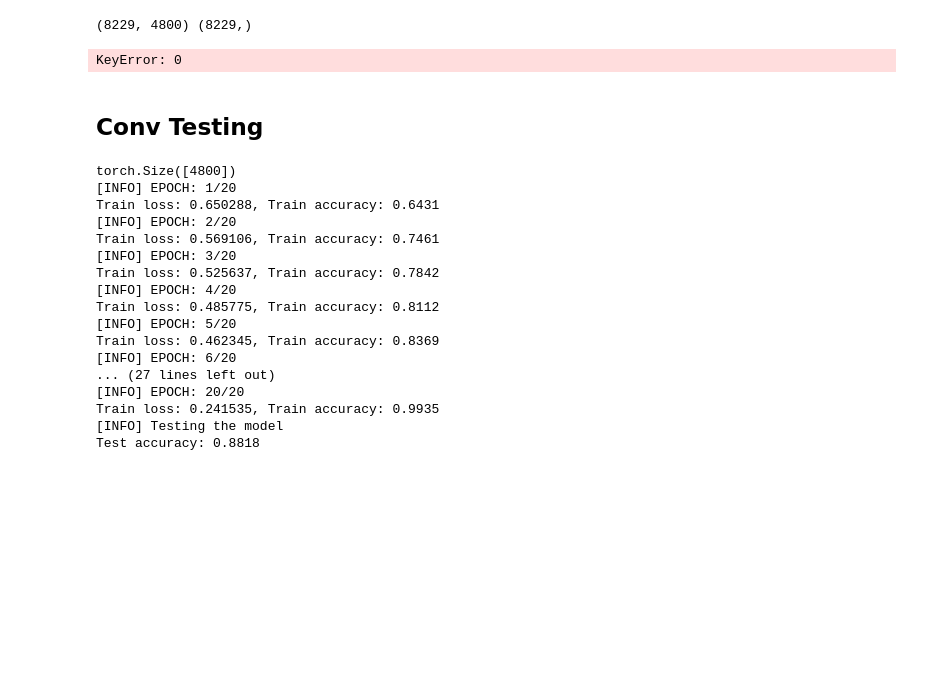
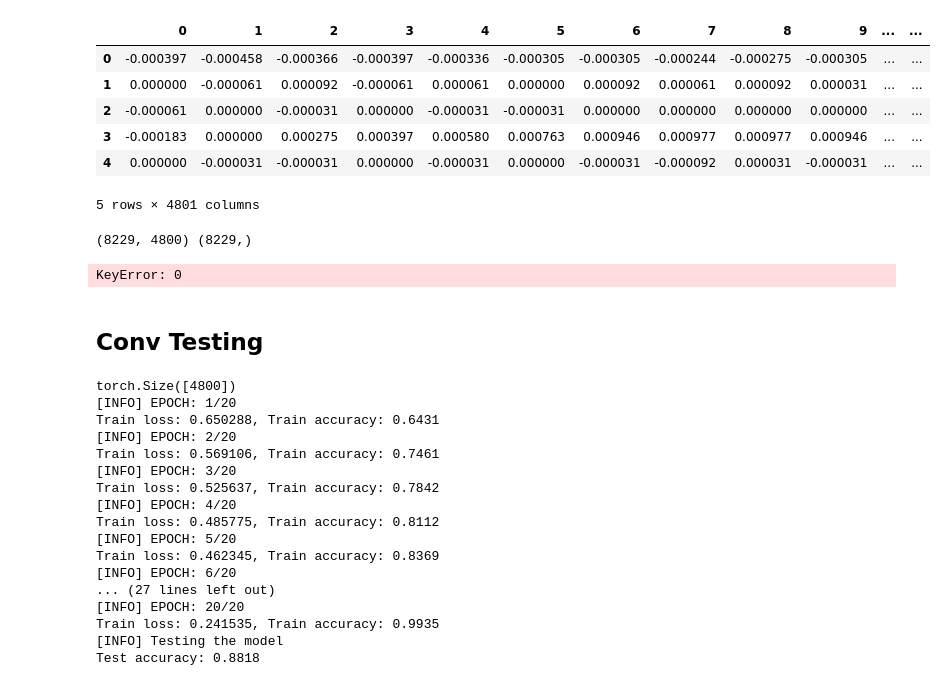
Before and after one commit to kanwarSINGH03/acoustic_signal_classification, a Jupyter notebook: evaluation/conv_p2.ipynb, the cells around one changed output. Cells and saved outputs as stored; diff of their text form; code cells hidden in the pictures; blank space fills up the shorter version.

```diff
--- a/evaluation/conv_p2.ipynb
+++ b/evaluation/conv_p2.ipynb
@@ -33,34 +33,43 @@ bad_indices = [
     7872,7939,7943,7960,7984,7999,8046,8048,8059,8063,8064,8068,8078,8083,8084,8085,
     8093,8165,8166,8191,8308,8366,8397,8398,8481,8485,8489,8493,8494,8498,8544,8565,
     8640,8692,8798,8902
 ]
 
 df_2 = df_2.drop(index=bad_indices, errors='ignore')
 df_2 = df_2.dropna()
 
 shuffled_df = df_2.sample(frac=1, random_state=42).reset_index(drop=True)
 
+display(shuffled_df.head())
+
 df_X = shuffled_df.iloc[:, :-1]
 df_Y = shuffled_df.iloc[:, -1]
 
 
 data_2 = Extract_Features(df_X, df_Y, feature="raw")
 
 # import librosa
 # def manipulate(data, sampling_rate=48000, pitch_factor=0.1):
 #     return librosa.effects.pitch_shift(data, sr=sampling_rate, n_steps=pitch_factor)
 
 # # Randomly select 10% of row indices
 # num_rows = data_2.get_samples().shape[0]
 # frac = 0.1
 # selected_idx = np.random.choice(num_rows, size=int(num_rows * frac), replace=False)
 
 # # Apply the function in-place to selected rows
 # data_2.X_reduced[selected_idx] = np.array([manipulate(data_2.X_reduced[i]) for i in selected_idx])
 
 print(data_2.get_samples().shape, data_2.get_labels().shape)
 # %% [output]
+|  | 0 | 1 | 2 | 3 | 4 | 5 | 6 | 7 | 8 | 9 | ... | ... |
+| 0 | -0.000397 | -0.000458 | -0.000366 | -0.000397 | -0.000336 | -0.000305 | -0.000305 | -0.000244 | -0.000275 | -0.000305 | ... | ... |
+| 1 | 0.000000 | -0.000061 | 0.000092 | -0.000061 | 0.000061 | 0.000000 | 0.000092 | 0.000061 | 0.000092 | 0.000031 | ... | ... |
+| 2 | -0.000061 | 0.000000 | -0.000031 | 0.000000 | -0.000031 | -0.000031 | 0.000000 | 0.000000 | 0.000000 | 0.000000 | ... | ... |
+| 3 | -0.000183 | 0.000000 | 0.000275 | 0.000397 | 0.000580 | 0.000763 | 0.000946 | 0.000977 | 0.000977 | 0.000946 | ... | ... |
+| 4 | 0.000000 | -0.000031 | -0.000031 | 0.000000 | -0.000031 | 0.000000 | -0.000031 | -0.000092 | 0.000031 | -0.000031 | ... | ... |
-(8229, 4800) (8229,)
+5 rows × 4801 columns
+(8229, 4800) (8229,)
 # %%
 #display waveform using librosa of a certain index in dataframe
 import librosa.display
```
Also changed, not shown: 5 other files.
